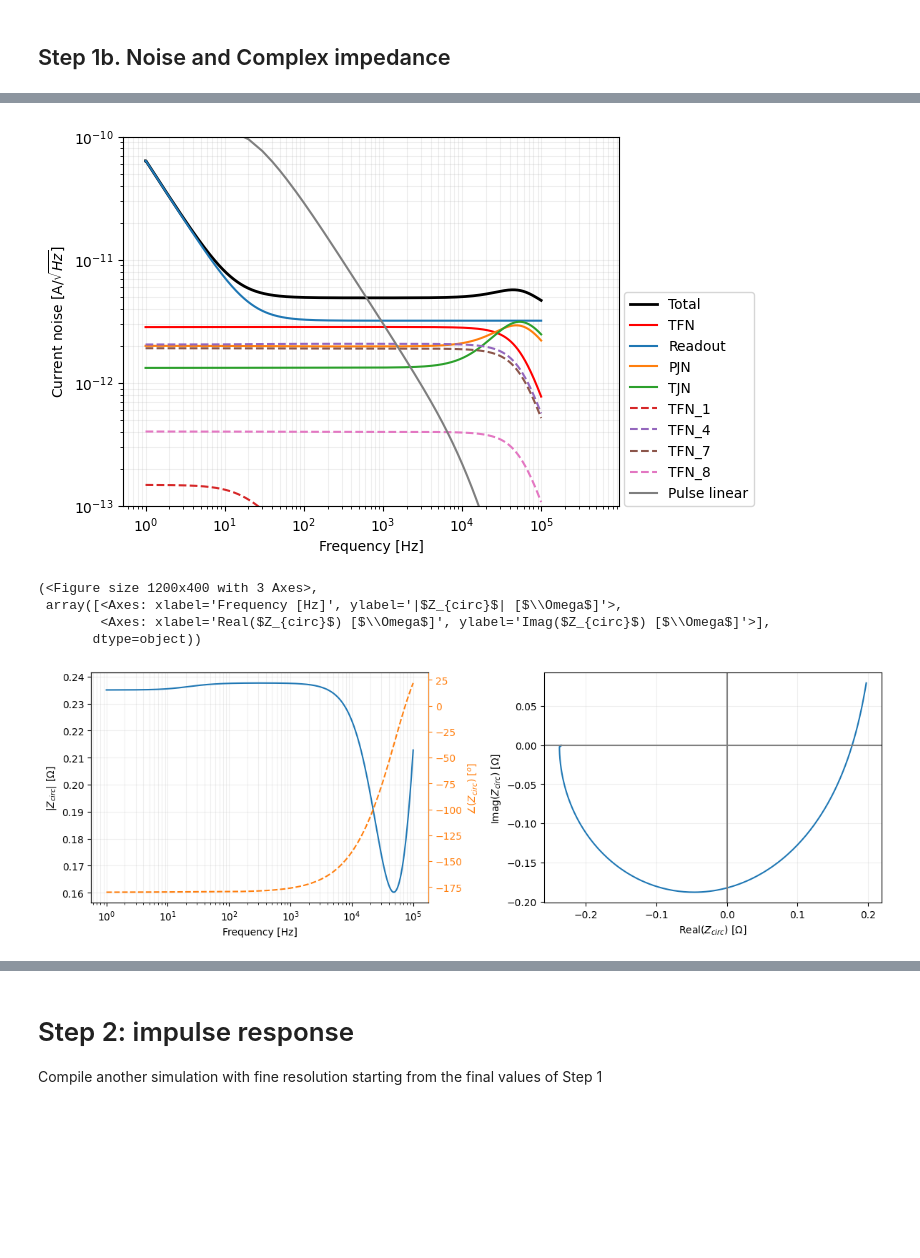
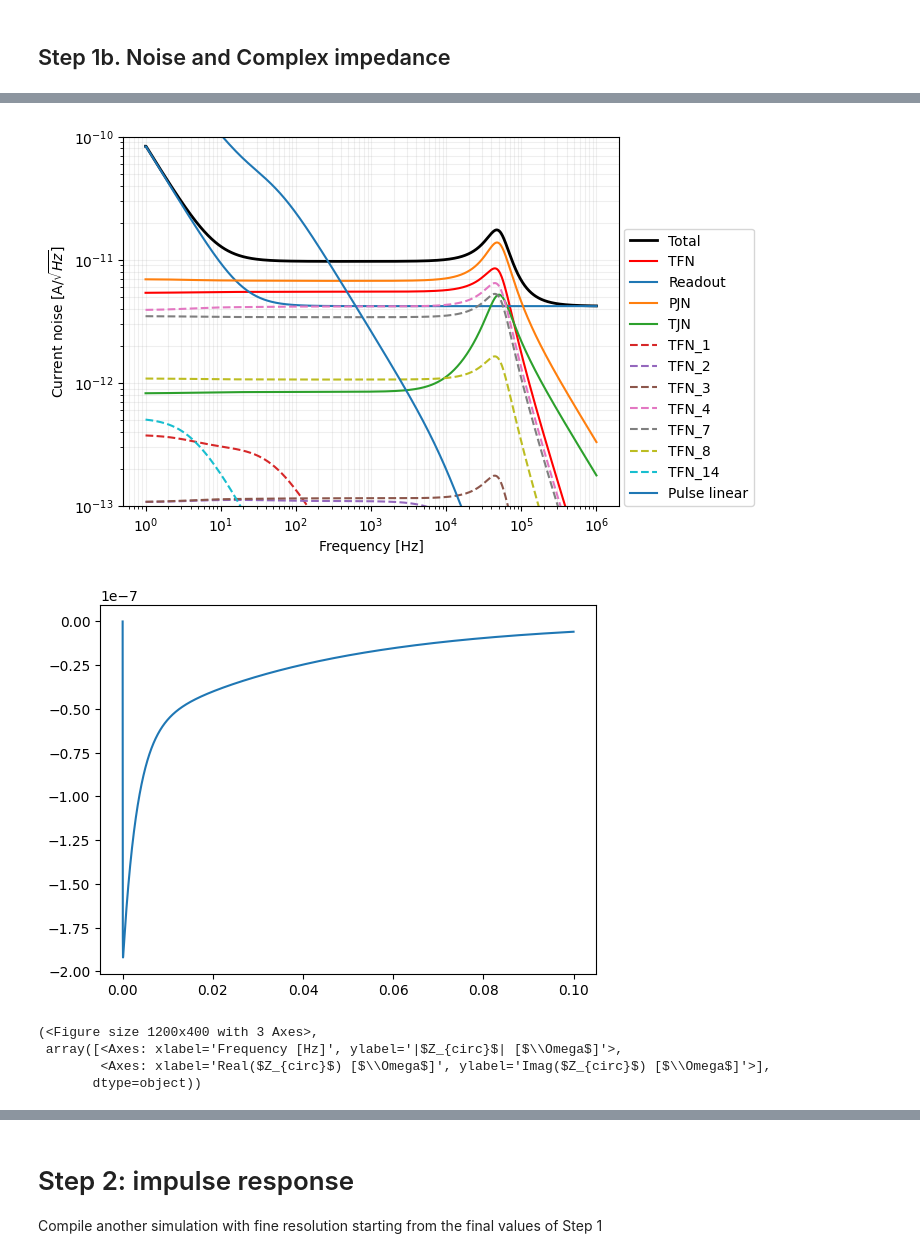
Before and after one commit to EdmondRen/TES_thermal_model, a Jupyter notebook: python/analysis.ipynb, the cells around one changed output, grey strips where cells are left out. Cells and saved outputs as stored; diff of their text form; code cells hidden in the pictures; blank space fills up the shorter version.

```diff
--- a/python/analysis.ipynb
+++ b/python/analysis.ipynb
@@ -96,13 +98,24 @@ pymodelica.mod_svg("../System_LMO.svg", "temp_image.svg", data_init, system_name
 model = pymodelica.TESModel(MODEL_FILE_LIN,
                  MODEL_FILE,
                  MODEL_RESULT,
-                 config={"L": 0.3e-6, "RL": 0.02},
-                 f_min = 1, f_max = 100e3, points = 1000)
+                 config = {},
+                 f_min = 1, f_max = 1000e3, points = 1000)
 
-
-noise_current, frequencies = model.get_noise(RL_temperature = 0.2,
-    noise_electronics = 3.2e-12,
+frequencies, noise_current = model.get_noise(RL_temperature = 0.2,
+    noise_electronics = 4.2e-12,
     noise_flicker_corner = 20,
     noise_flicker_gamma = 1,
-    index_cinput = -1)
+    index_cinput = CINDEX_TARGET)
+resolution_1 = model.get_resolution()
+
+resolution_split = model.get_resolution_split(RL_temperature = 0.2,
+    noise_electronics = 4.2e-12,
+    noise_flicker_corner = 20,
+    noise_flicker_gamma = 1,
+    index_cinput1 = CINDEX_TARGET,
+    index_cinput2 = CINDEX_TARGETGOLD,
+    fraction_1 = config["Edep_fractiontarget"])
+
+print("Target referred resolution:", resolution_1)
+print("Input referred resolution:", resolution_split)
 # %% [output]
@@ -119,17 +124,28 @@ plt.plot(t_linear, y_linear[:,1])
 # %%
+t_linear, y_linear = model.get_impulse_split(index_cinput1 = 10, index_cinput2 = 2,
+                              fraction_1 = config["Edep_fractiontarget"],
+                              scale_ev = config["Edep"],
+                              T=np.linspace(0,1,100_000))
+
+# Noise
 model.plot_noise_current()
-
-# Add pulse to the noise plot
-fy, y_fft = scipy.signal.periodogram(y_linear[:, 1]*0.06, fs=1/(t_linear[1]-t_linear[0]))
+fy, y_fft = scipy.signal.periodogram(y_linear[:, 1]*0.06, fs=1/(t_linear[1]-t_linear[0]))  # Add pulse to the noise plot
 plt.plot(fy, np.sqrt(y_fft), label="Pulse linear")
 plt.legend(loc=(1.01,0))
 plt.show()
 
+
+# Impulse response
+mask = t_linear<0.1
+plt.plot(t_linear[mask], y_linear[:,1][mask])
+plt.show()
+
+# Impedance
 model.plot_impedance()
 # %% [output]
-[figure, old version]
+[figure, new version]
+[figure, new version]
 (<Figure size 1200x400 with 3 Axes>,
  array([<Axes: xlabel='Frequency [Hz]', ylabel='|$Z_{circ}$| [$\\Omega$]'>,
         <Axes: xlabel='Real($Z_{circ}$) [$\\Omega$]', ylabel='Imag($Z_{circ}$) [$\\Omega$]'>],
        dtype=object))
-[figure, old version]
```
Also changed, not shown: parts of 8 cells of this notebook, 6 other files.
